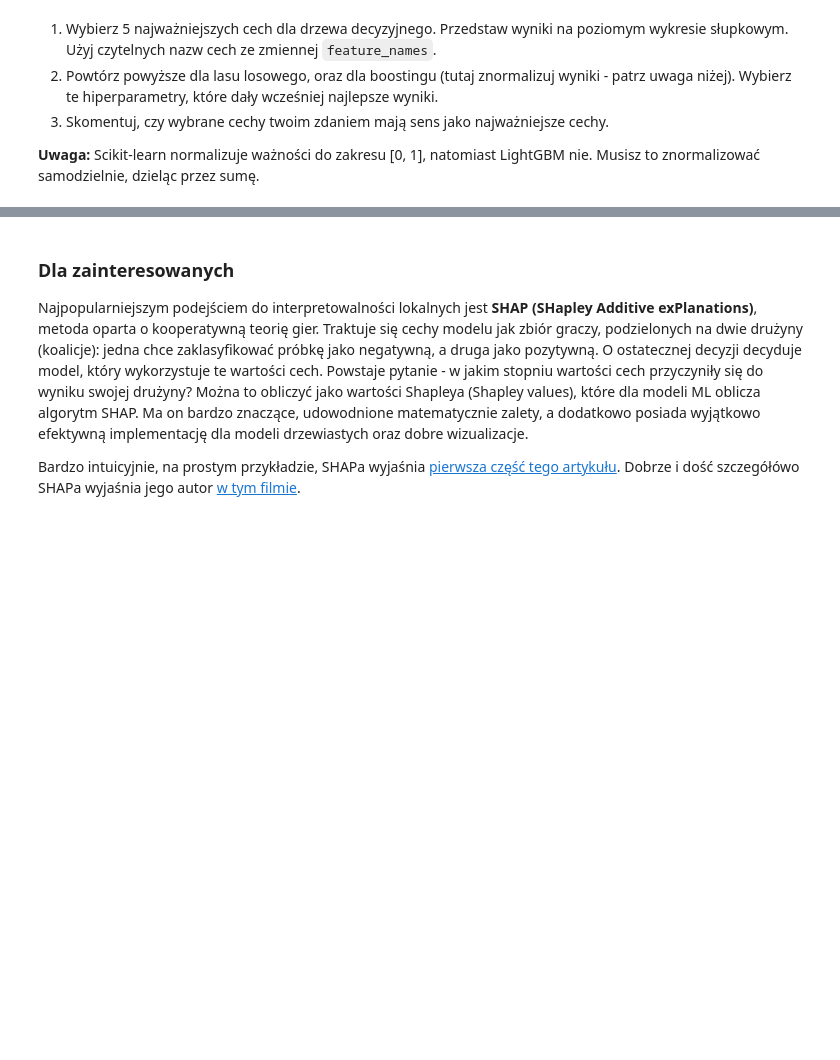
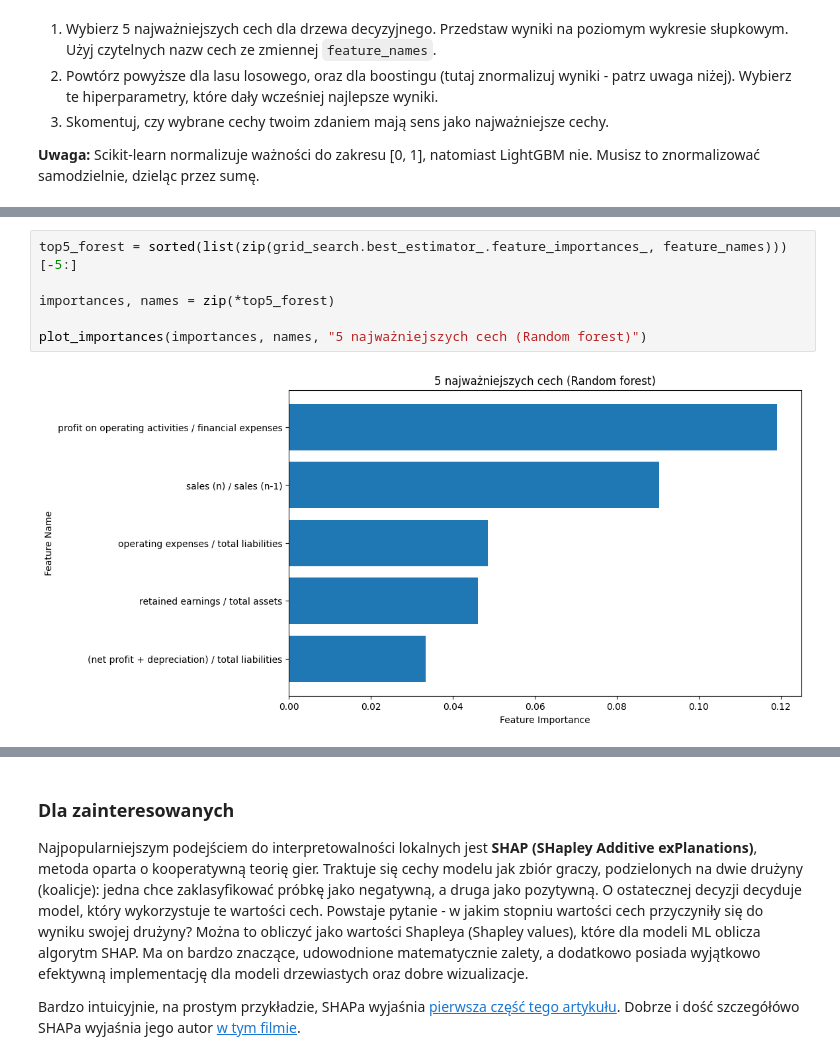
Before and after one commit to memecat5/PSI, a Jupyter notebook: lab2/lab_2.ipynb, the cells around one changed output, grey strips where cells are left out. Cells and saved outputs as stored; diff of their text form; blank space fills up the shorter version.

```diff
--- a/lab2/lab_2.ipynb
+++ b/lab2/lab_2.ipynb
@@ -607,0 +617,8 @@ plt.show()
+# %%
+top5_forest = sorted(list(zip(grid_search.best_estimator_.feature_importances_, feature_names)))[-5:]
+
+importances, names = zip(*top5_forest)
+
+plot_importances(importances, names, "5 najważniejszych cech (Random forest)")
+# %% [output]
+[figure, added]
```
Also changed, not shown: parts of 9 cells of this notebook.
